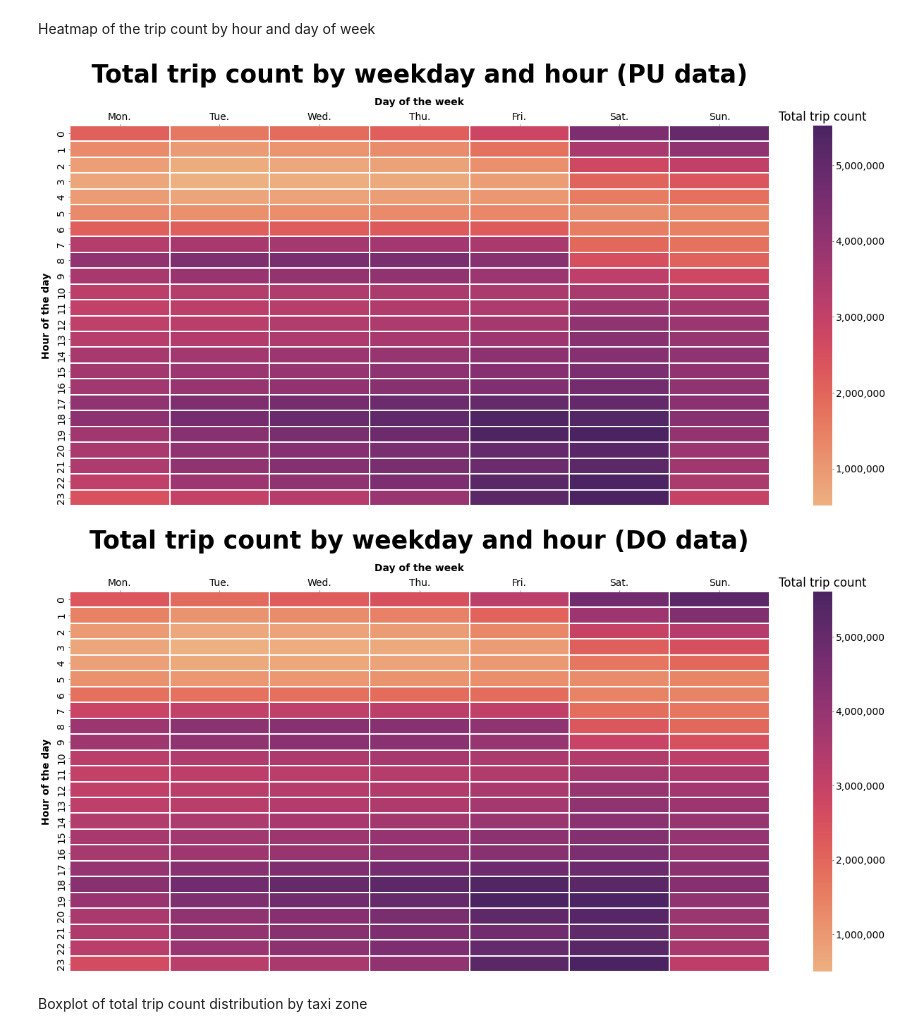
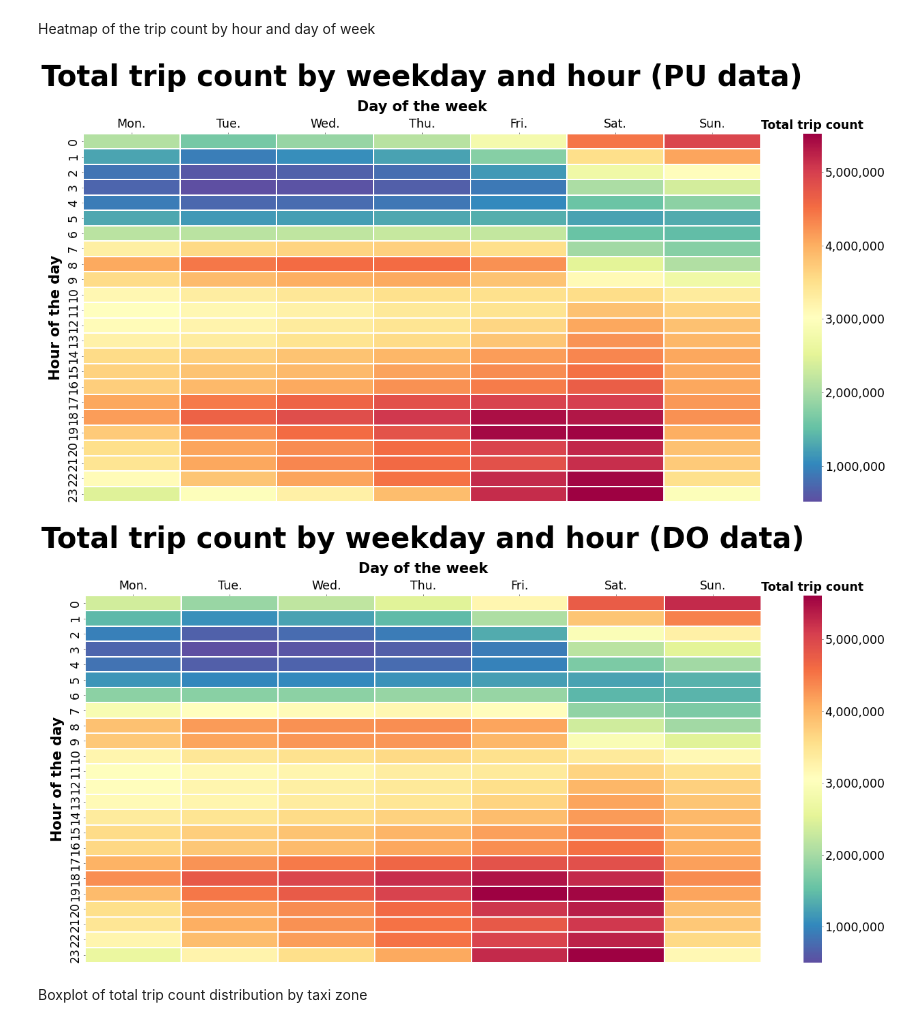
Before and after one commit to floivanhin/Bachelor-Thesis, a Jupyter notebook: Distributions.ipynb, the cells around one changed output. Cells and saved outputs as stored; diff of their text form; code cells hidden in the pictures.

```diff
--- a/Distributions.ipynb
+++ b/Distributions.ipynb
@@ -357,6 +456,15 @@ plt.show()
 # %% [markdown]
 Heatmap of the trip count by hour and day of week
 # %%
+import matplotlib.pyplot as plt
+import seaborn as sns
+import pandas as pd
+import matplotlib.ticker as ticker
+
+# ---------------------------------------------------------
+# 1. Data Aggregation: Pick-Up (PU) Heatmap Matrix
+# ---------------------------------------------------------
+# Create a pivot table summing the trip counts by hour and DayOfWeek.
 heatmap_PUs = pd.pivot_table(
     PUs_df,
     values="trip_count",
@@ -365,63 +473,83 @@ heatmap_PUs = pd.pivot_table(
     aggfunc="sum"
 )
 
-plt.figure(figsize=(32,14))
+# ---------------------------------------------------------
+# 2. Visualization: Pick-Up (PU) Heatmap
+# ---------------------------------------------------------
+plt.figure(figsize=(32, 14))
 ax = sns.heatmap(
     data=heatmap_PUs,
-    cmap="flare",
+    cmap="Spectral_r",
     linewidth=0.5,
     annot=False
 )
 
+# Set title, axes labels, tick formatting, and label positioning.
 plt.title("Total trip count by weekday and hour (PU data)",
-          fontsize=50,fontweight="bold",pad=30)
-ax.set_xlabel("Day of the week", fontweight="bold",labelpad=15)
-ax.set_xticklabels(["Mon.","Tue.","Wed.","Thu.","Fri.","Sat.","Sun."])
-ax.set_ylabel("Hour of the day", fontweight="bold",labelpad=10)
+          fontsize=60, fontweight="bold", pad=30)
+ax.set_xlabel("Day of the week", fontweight="bold", labelpad=15, fontsize=30)
+ax.set_xticklabels(["Mon.", "Tue.", "Wed.", "Thu.", "Fri.", "Sat.", "Sun."], fontsize=25)
+ax.set_ylabel("Hour of the day", fontweight="bold", labelpad=10, fontsize=30)
+ax.tick_params(axis="y", labelsize=25)
 ax.xaxis.tick_top()
 ax.xaxis.set_label_position("top")
 
+# Configure the colorbar to display integer values with comma separators.
 cbar = ax.collections[0].colorbar
-cbar.ax.yaxis.set_major_formatter(ticker.FuncFormatter(lambda x, p: format(int(x), ",")))
-cbar.ax.set_title("Total trip count", pad=10)
+cbar.ax.yaxis.set_major_formatter(ticker.FuncFormatter(lambda x, p: format(int(x), ","))) # AI generated
+cbar.ax.set_title("Total trip count", pad=10, fontsize=25, fontweight="bold")
+cbar.ax.tick_params(labelsize=25)
 
-plt.savefig("Plots\Distributions\TripCount\PUsDailyHourlyHeatmap.png",dpi=300)
+# Export the figure as a PDF with a tight bounding box.
+#plt.savefig("Plots/Distributions/TripCount/PUsDailyHourlyHeatmap.pdf", dpi=300, bbox_inches="tight")
 plt.show()
 
 
+# ---------------------------------------------------------
+# 3. Data Aggregation: Drop-Off (DO) Heatmap Matrix
+# ---------------------------------------------------------
+# Create a pivot table summing the trip counts by hour and DayOfWeek.
 heatmap_DOs = pd.pivot_table(
     DOs_df,
     values="trip_count",
     index="hour",
     columns="DayOfWeek",
     aggfunc="sum"
 )
 
-plt.figure(figsize=(32,14))
+# ---------------------------------------------------------
+# 4. Visualization: Drop-Off (DO) Heatmap
+# ---------------------------------------------------------
+plt.figure(figsize=(32, 14))
 ax = sns.heatmap(
     data=heatmap_DOs,
-    cmap="flare",
+    cmap="Spectral_r",
     linewidth=0.5,
     annot=False
 )
 
+# Set title, axes labels, tick formatting, and label positioning.
 plt.title("Total trip count by weekday and hour (DO data)",
-          fontsize=50,fontweight="bold",pad=30)
-ax.set_xlabel("Day of the week", fontweight="bold",labelpad=15)
-ax.set_xticklabels(["Mon.","Tue.","Wed.","Thu.","Fri.","Sat.","Sun."])
-ax.set_ylabel("Hour of the day", fontweight="bold",labelpad=10)
+          fontsize=60, fontweight="bold", pad=30)
+ax.set_xlabel("Day of the week", fontweight="bold", labelpad=15, fontsize=30)
+ax.set_xticklabels(["Mon.", "Tue.", "Wed.", "Thu.", "Fri.", "Sat.", "Sun."], fontsize=25)
+ax.set_ylabel("Hour of the day", fontweight="bold", labelpad=10, fontsize=30)
+ax.tick_params(axis="y", labelsize=25)
 ax.xaxis.tick_top()
 ax.xaxis.set_label_position("top")
 
+# Configure the colorbar to display integer values with comma separators.
 cbar = ax.collections[0].colorbar
-cbar.ax.yaxis.set_major_formatter(ticker.FuncFormatter(lambda x, p: format(int(x), ",")))
-cbar.ax.set_title("Total trip count", pad=10)
+cbar.ax.yaxis.set_major_formatter(ticker.FuncFormatter(lambda x, p: format(int(x), ","))) # AI generated
+cbar.ax.set_title("Total trip count", pad=10, fontsize=25, fontweight="bold")
+cbar.ax.tick_params(labelsize=25)
 
-plt.savefig("Plots\Distributions\TripCount\DOsDailyHourlyHeatmap.png",dpi=300)
+# Export the figure as a PDF with a tight bounding box.
+#plt.savefig("Plots/Distributions/TripCount/DOsDailyHourlyHeatmap.pdf", dpi=300, bbox_inches="tight")
 plt.show()
 # %% [output]
-[figure, old version]
+[figure, new version]
-[figure, old version]
+[figure, new version]
 # %% [markdown]
 Boxplot of total trip count distribution by taxi zone
 # %%
```
Also changed, not shown: parts of 21 cells of this notebook.
